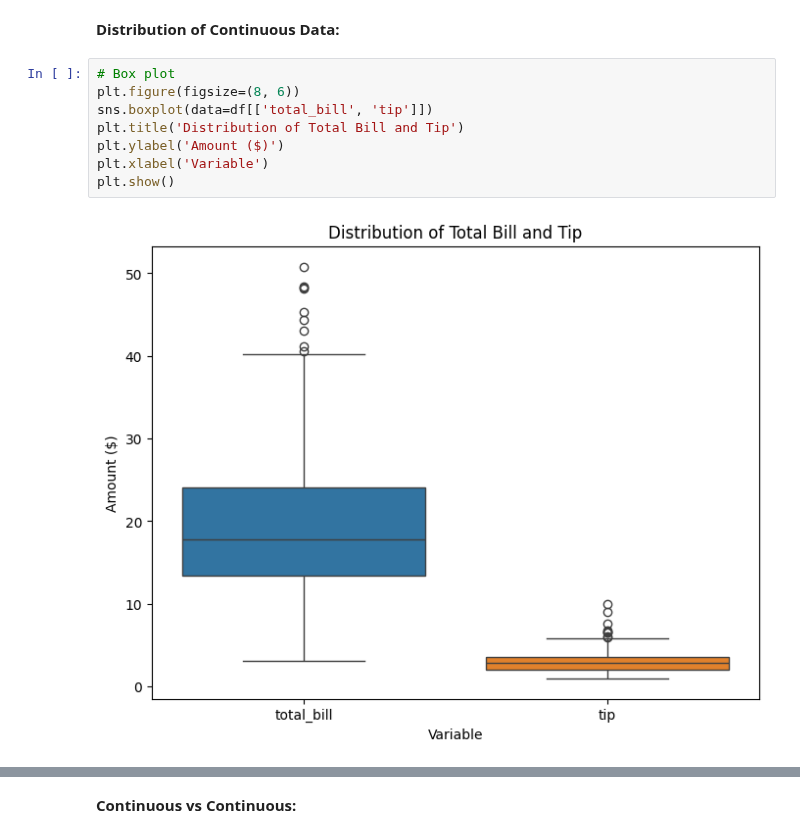
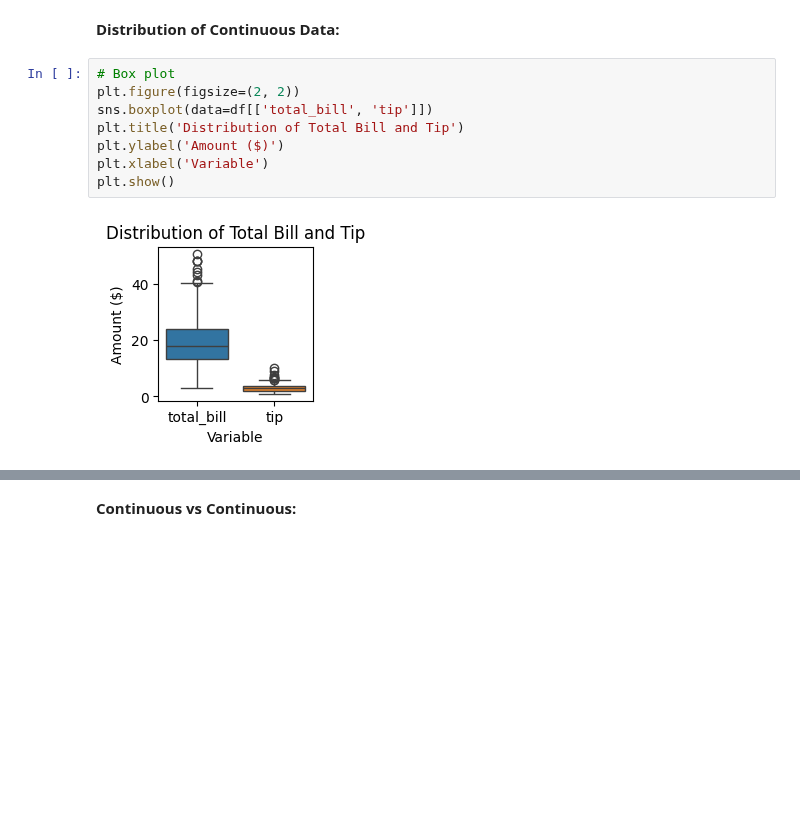
Before and after one commit to GDharan10/Dataset0_MachineLearningFramework_and_ApplicationNotes, a Jupyter notebook: Framework_for_Data_Preprocessing.ipynb, the cells around one changed output, grey strips where cells are left out. Cells and saved outputs as stored; diff of their text form; blank space fills up the shorter version.

```diff
--- a/Framework_for_Data_Preprocessing.ipynb
+++ b/Framework_for_Data_Preprocessing.ipynb
@@ -434,13 +434,13 @@ plt.show()
 **Distribution of Continuous Data:**
 # %%
 # Box plot
-plt.figure(figsize=(8, 6))
+plt.figure(figsize=(2, 2))
 sns.boxplot(data=df[['total_bill', 'tip']])
 plt.title('Distribution of Total Bill and Tip')
 plt.ylabel('Amount ($)')
 plt.xlabel('Variable')
 plt.show()
 # %% [output]
-[figure, old version]
+[figure, new version]
 # %%
 # Histogram
```
Also changed, not shown: parts of 23 cells of this notebook.
